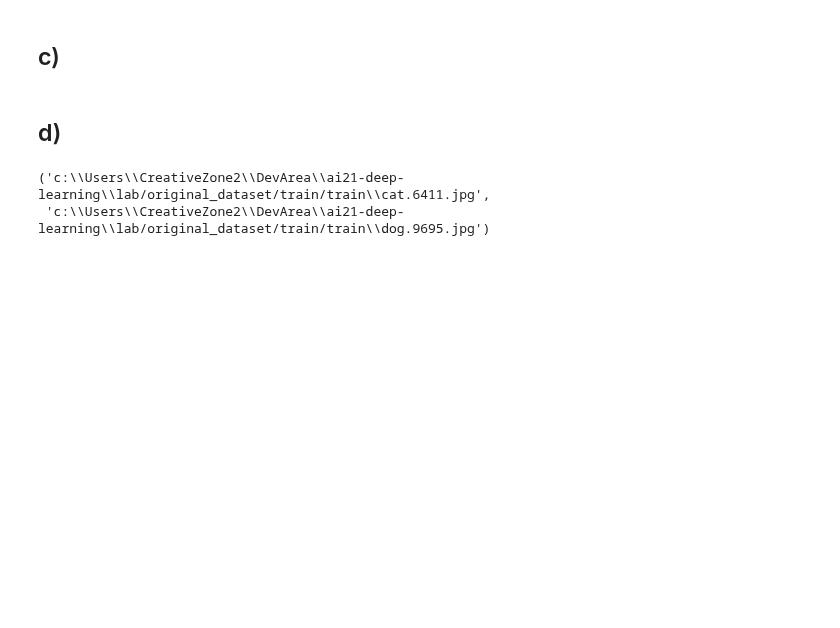
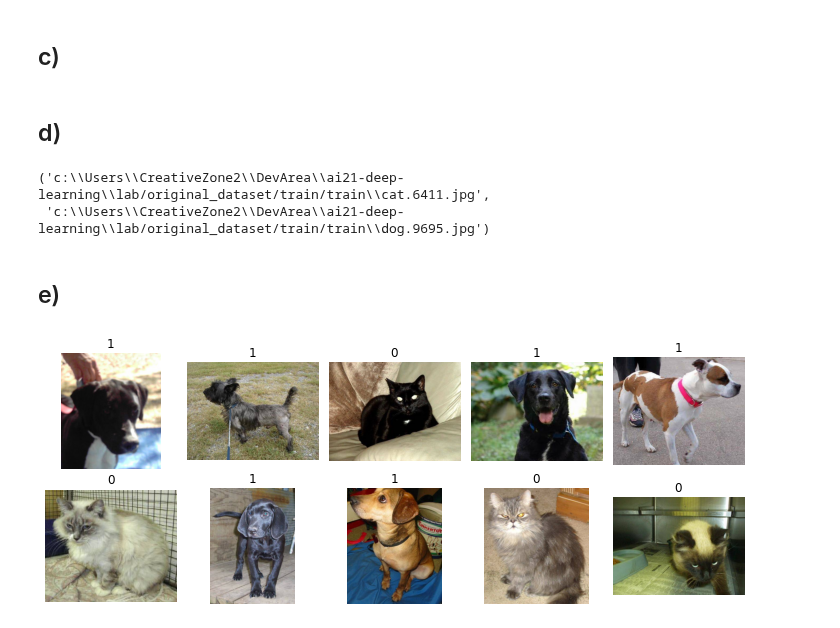
Before and after one commit to felix-tjernberg/ai21-deep-learning, a Jupyter notebook: lab/0_eda_and_filhandling.ipynb, the cells around one changed output. Saved outputs shown, nothing was run; the diff lists cells and outputs as text; code cells hidden in the pictures; blank space fills up the shorter version.

```diff
--- a/lab/0_eda_and_filhandling.ipynb
+++ b/lab/0_eda_and_filhandling.ipynb
@@ -84,3 +84,37 @@ def move_image_files_from_list(image_list:list):
 
 move_image_files_from_list(cat_images)
 move_image_files_from_list(dog_images)
+# %% [markdown]
+## e)
+# %%
+def check_if_cat_windows(file_path):
+    if (file_path.split("/")[-1][6:].split(".")[0] == 'cat'):
+        return 0
+    else:
+        return 1
+
+def check_if_cat_mac(file_path):
+    if (file_path.split("/")[-1].split(".")[0] == 'cat'):
+        return 0
+    else:
+        return 1
+
+if platform == "darwin":
+    experiment_images = shuffle_list([
+        (plt.imread(file_path), check_if_cat_mac(file_path))
+        for file_path in glob.glob(
+            f"{current_directory}/experiment_small_dataset/train/*.jpg"
+        )
+    ])
+
+if platform == "win32":
+    experiment_images = shuffle_list([
+        (plt.imread(file_path), check_if_cat_windows(file_path))
+        for file_path in glob.glob(
+            f"{current_directory}/experiment_small_dataset/train/*.jpg"
+        )
+    ])
+# %%
+plot_sample_images(experiment_images[:10])
+# %% [output]
+[figure, added]
```
